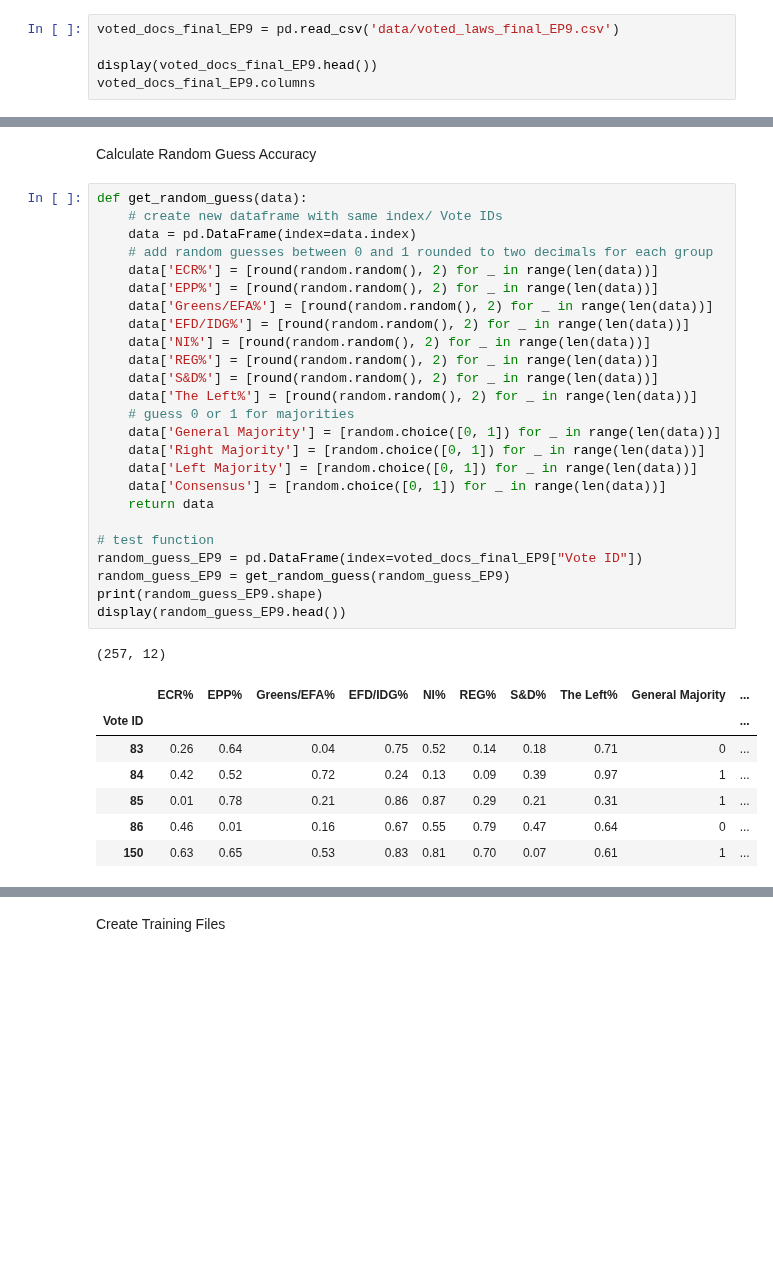
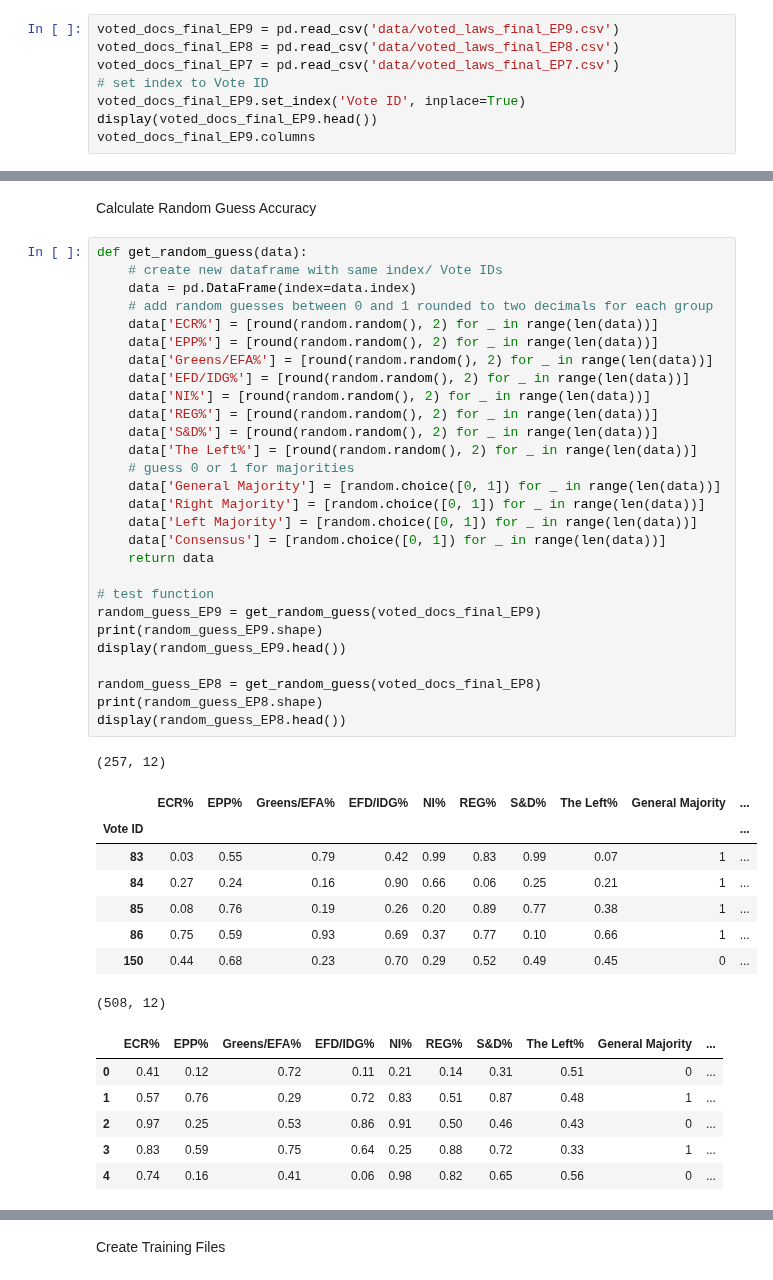
Before and after one commit to izu457/Thesis_Finetuning_GPT3.5_Political_Stance, a Jupyter notebook: Fine-Tuned Classifier.ipynb, the cells around one changed output, grey strips where cells are left out. Saved outputs shown, nothing was run; the diff lists cells and outputs as text; blank space fills up the shorter version.

Commit message:
random guess accuracy done

```diff
--- a/Fine-Tuned Classifier.ipynb
+++ b/Fine-Tuned Classifier.ipynb
@@ -8,7 +9,10 @@ import matplotlib.pyplot as plt
 import random
 # %%
 voted_docs_final_EP9 = pd.read_csv('data/voted_laws_final_EP9.csv')
-
+voted_docs_final_EP8 = pd.read_csv('data/voted_laws_final_EP8.csv')
+voted_docs_final_EP7 = pd.read_csv('data/voted_laws_final_EP7.csv')
+# set index to Vote ID
+voted_docs_final_EP9.set_index('Vote ID', inplace=True)
 display(voted_docs_final_EP9.head())
 voted_docs_final_EP9.columns
 # %% [output]
@@ -34,37 +39,47 @@ Calculate Random Guess Accuracy
 # %%
 def get_random_guess(data):
     # create new dataframe with same index/ Vote IDs
     data = pd.DataFrame(index=data.index)
     # add random guesses between 0 and 1 rounded to two decimals for each group
     data['ECR%'] = [round(random.random(), 2) for _ in range(len(data))]
     data['EPP%'] = [round(random.random(), 2) for _ in range(len(data))]
     data['Greens/EFA%'] = [round(random.random(), 2) for _ in range(len(data))]
     data['EFD/IDG%'] = [round(random.random(), 2) for _ in range(len(data))]
     data['NI%'] = [round(random.random(), 2) for _ in range(len(data))]
     data['REG%'] = [round(random.random(), 2) for _ in range(len(data))]
     data['S&D%'] = [round(random.random(), 2) for _ in range(len(data))]
     data['The Left%'] = [round(random.random(), 2) for _ in range(len(data))]
     # guess 0 or 1 for majorities
     data['General Majority'] = [random.choice([0, 1]) for _ in range(len(data))]
     data['Right Majority'] = [random.choice([0, 1]) for _ in range(len(data))]
     data['Left Majority'] = [random.choice([0, 1]) for _ in range(len(data))]
     data['Consensus'] = [random.choice([0, 1]) for _ in range(len(data))]
     return data
 
 # test function
-random_guess_EP9 = pd.DataFrame(index=voted_docs_final_EP9["Vote ID"])
-random_guess_EP9 = get_random_guess(random_guess_EP9)
+random_guess_EP9 = get_random_guess(voted_docs_final_EP9)
 print(random_guess_EP9.shape)
 display(random_guess_EP9.head())
+
+random_guess_EP8 = get_random_guess(voted_docs_final_EP8)
+print(random_guess_EP8.shape)
+display(random_guess_EP8.head())
 # %% [output]
 (257, 12)
 |  | ECR% | EPP% | Greens/EFA% | EFD/IDG% | NI% | REG% | S&D% | The Left% | General Majority | ... |
 | Vote ID |  |  |  |  |  |  |  |  |  | ... |
-| 83 | 0.26 | 0.64 | 0.04 | 0.75 | 0.52 | 0.14 | 0.18 | 0.71 | 0 | ... |
-| 84 | 0.42 | 0.52 | 0.72 | 0.24 | 0.13 | 0.09 | 0.39 | 0.97 | 1 | ... |
-| 85 | 0.01 | 0.78 | 0.21 | 0.86 | 0.87 | 0.29 | 0.21 | 0.31 | 1 | ... |
-| 86 | 0.46 | 0.01 | 0.16 | 0.67 | 0.55 | 0.79 | 0.47 | 0.64 | 0 | ... |
-| 150 | 0.63 | 0.65 | 0.53 | 0.83 | 0.81 | 0.70 | 0.07 | 0.61 | 1 | ... |
+| 83 | 0.03 | 0.55 | 0.79 | 0.42 | 0.99 | 0.83 | 0.99 | 0.07 | 1 | ... |
+| 84 | 0.27 | 0.24 | 0.16 | 0.90 | 0.66 | 0.06 | 0.25 | 0.21 | 1 | ... |
+| 85 | 0.08 | 0.76 | 0.19 | 0.26 | 0.20 | 0.89 | 0.77 | 0.38 | 1 | ... |
+| 86 | 0.75 | 0.59 | 0.93 | 0.69 | 0.37 | 0.77 | 0.10 | 0.66 | 1 | ... |
+| 150 | 0.44 | 0.68 | 0.23 | 0.70 | 0.29 | 0.52 | 0.49 | 0.45 | 0 | ... |
+(508, 12)
+|  | ECR% | EPP% | Greens/EFA% | EFD/IDG% | NI% | REG% | S&D% | The Left% | General Majority | ... |
+| 0 | 0.41 | 0.12 | 0.72 | 0.11 | 0.21 | 0.14 | 0.31 | 0.51 | 0 | ... |
+| 1 | 0.57 | 0.76 | 0.29 | 0.72 | 0.83 | 0.51 | 0.87 | 0.48 | 1 | ... |
+| 2 | 0.97 | 0.25 | 0.53 | 0.86 | 0.91 | 0.50 | 0.46 | 0.43 | 0 | ... |
+| 3 | 0.83 | 0.59 | 0.75 | 0.64 | 0.25 | 0.88 | 0.72 | 0.33 | 1 | ... |
+| 4 | 0.74 | 0.16 | 0.41 | 0.06 | 0.98 | 0.82 | 0.65 | 0.56 | 0 | ... |
 # %%
 # function to calculate accuracy
 def get_accuracy_df (original_df, test_df, tolerance_interval):
```
Also changed, not shown: parts of 7 cells of this notebook.
